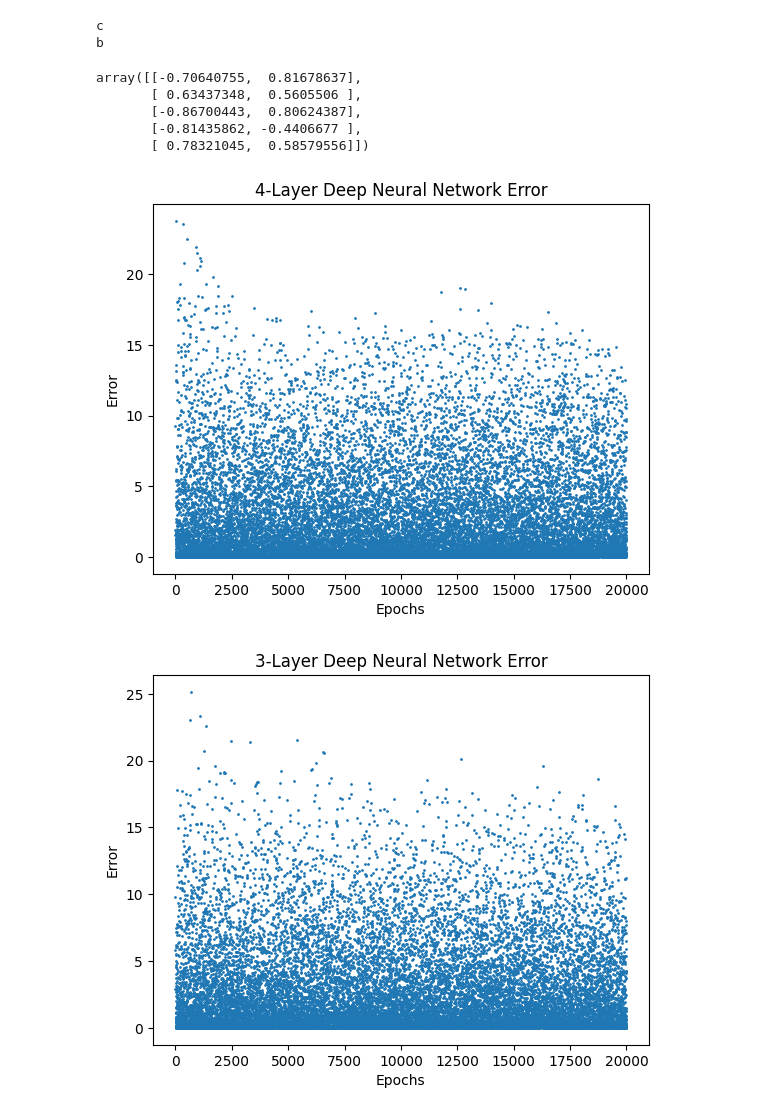
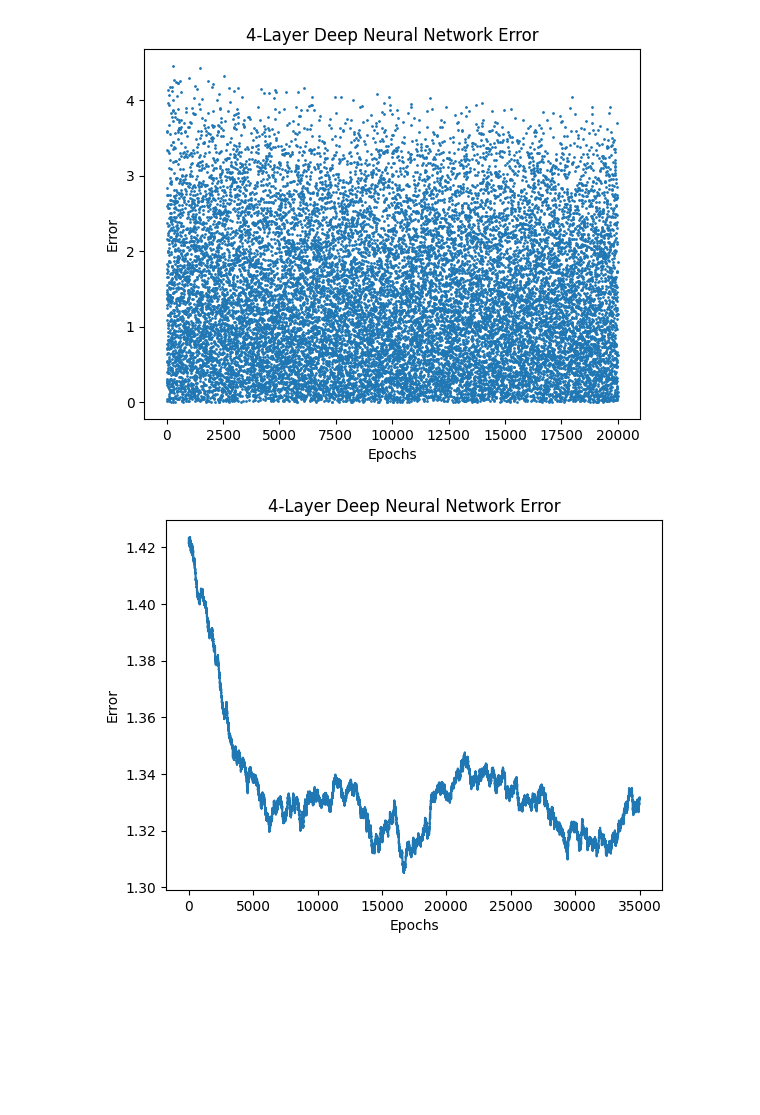
Before and after one commit to jtang25/NeuralNetwork, a Jupyter notebook: test.ipynb, the cells around one changed output. Cells and saved outputs as stored; diff of their text form; code cells hidden in the pictures; blank space fills up the shorter version.

```diff
--- a/test.ipynb
+++ b/test.ipynb
@@ -85,7 +85,7 @@ c = np.random.uniform(-100,100)
 X = np.array([np.random.uniform(-10,10,2) for x in range(1000)])
 y = [a*x[0]+b*x[1]+c for x in X]
 
-change, err = layer.fit(X,y, learning_rate=0.005)
+change, err = layer.fit(X,y, learning_rate=0.001)
 
 print(layer.get_neurons()[0].get_weights())
 
@@ -121,20 +121,3 @@ plt.show()
-# %%
-list = ['a','b','c','d']
-
-for x in range(len(list)-2):
-    print(list[len(list)-2-x])
-# %% [output]
-c
-b
-# %%
-import numpy as np
-np.random.uniform(-1, 1, size=(5, 2))
-# %% [output]
-array([[-0.70640755,  0.81678637],
-       [ 0.63437348,  0.5605506 ],
-       [-0.86700443,  0.80624387],
-       [-0.81435862, -0.4406677 ],
-       [ 0.78321045,  0.58579556]])
 # %%
 import numpy as np
 import matplotlib as plt
@@ -229,11 +212,13 @@ class Model:
             error.append((self.forward_pass(X[x])[0]-y[x])**2)
         return error
 # %%
+from Model import *
+
 model = Model(Layers=[
     Dense_Layer(input_shape=2,output_shape=4, activation_func="relu"),
     Dense_Layer(input_shape=4,output_shape=4, activation_func="relu"),
-    Dense_Layer(input_shape=4,output_shape=3, activation_func="relu"),
-    Output_Layer(input_shape=3,output_shape=1)
+    Dense_Layer(input_shape=4,output_shape=4, activation_func="relu"),
+    Output_Layer(input_shape=4,output_shape=1)
 ])
 
 X = np.random.uniform(-1, 1, size=(20000, 2))
@@ -246,17 +231,19 @@ plt.ylabel("Error")
 plt.title("{layers}-Layer Deep Neural Network Error".format(layers=len(model.get_Layers())))
 plt.show()
 # %% [output]
-[figure, old version]
+[figure, new version]
+# %%
+error = [x[0] for x in error]
 # %%
-X2 = np.random.uniform(-1, 1, size=(20000, 2))
-y2 = [2*X[x][0]+-2*X[x][1]-1 for x in range(len(X))]
-
-error2 = model.fit(X2,y2,learning_rate=0.0001)
-
-plt.scatter(range(len(error2)),error2, s=1)
+X = np.random.uniform(-1, 1, size=(20000, 2))
+y = [2*X[x][0]+-2*X[x][1]-1 for x in range(len(X))]
+a = model.fit(X,y,learning_rate=0.0001)
+error = error + [a[x][0] for x in range(len(a))]
+moving_average = np.convolve(error, np.ones(5000)/5000, mode='valid')
+plt.plot(moving_average)
 plt.xlabel("Epochs")
 plt.ylabel("Error")
 plt.title("{layers}-Layer Deep Neural Network Error".format(layers=len(model.get_Layers())))
 plt.show()
 # %% [output]
-[figure, old version]
+[figure, new version]
```
Also changed, not shown: parts of 6 cells of this notebook, 8 other files.
